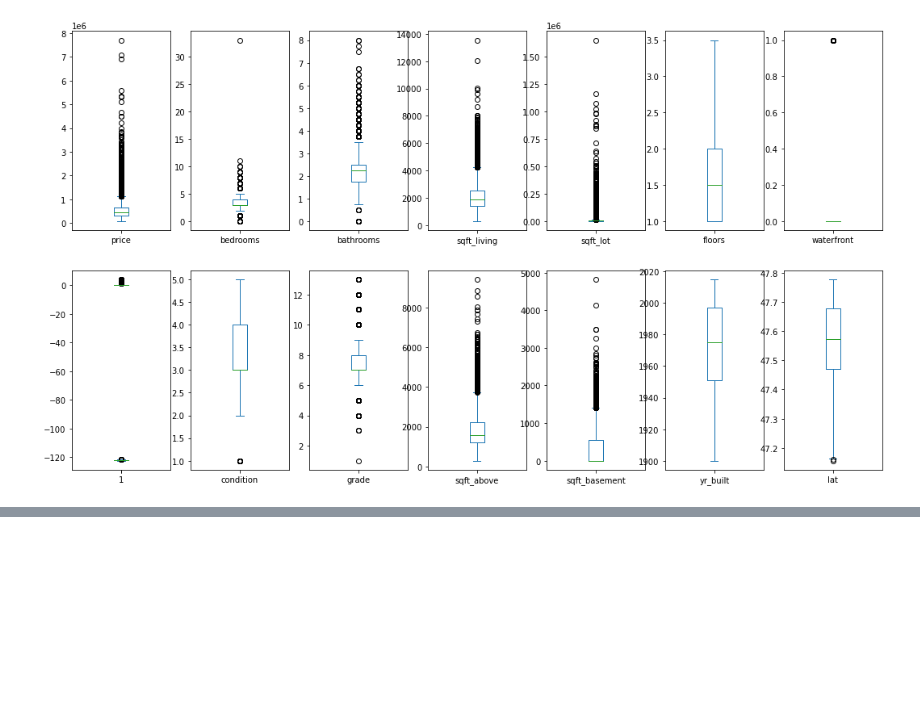
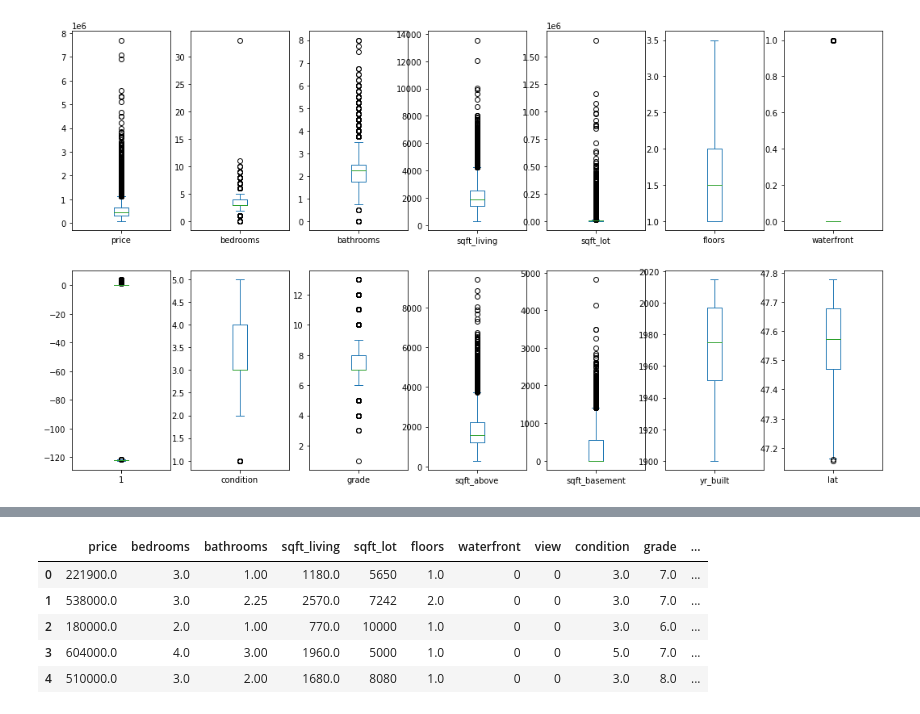
Before and after one commit to VelampalepuRohitAnjaniKumar/Machine-Learning-, a Jupyter notebook: Practise/pra1.ipynb, the cells around one changed output, grey strips where cells are left out. Saved outputs shown, nothing was run; the diff lists cells and outputs as text; code cells hidden in the pictures; blank space fills up the shorter version.

```diff
--- a/Practise/pra1.ipynb
+++ b/Practise/pra1.ipynb
@@ -57,0 +98,9 @@ for c,i in enumerate(data.columns):
+# %%
+data.head()
+# %% [output]
+|  | price | bedrooms | bathrooms | sqft_living | sqft_lot | floors | waterfront | view | condition | grade | ... |
+| 0 | 221900.0 | 3.0 | 1.00 | 1180.0 | 5650 | 1.0 | 0 | 0 | 3.0 | 7.0 | ... |
+| 1 | 538000.0 | 3.0 | 2.25 | 2570.0 | 7242 | 2.0 | 0 | 0 | 3.0 | 7.0 | ... |
+| 2 | 180000.0 | 2.0 | 1.00 | 770.0 | 10000 | 1.0 | 0 | 0 | 3.0 | 6.0 | ... |
+| 3 | 604000.0 | 4.0 | 3.00 | 1960.0 | 5000 | 1.0 | 0 | 0 | 5.0 | 7.0 | ... |
+| 4 | 510000.0 | 3.0 | 2.00 | 1680.0 | 8080 | 1.0 | 0 | 0 | 3.0 | 8.0 | ... |
```
Also changed, not shown: parts of 11 cells of this notebook.
